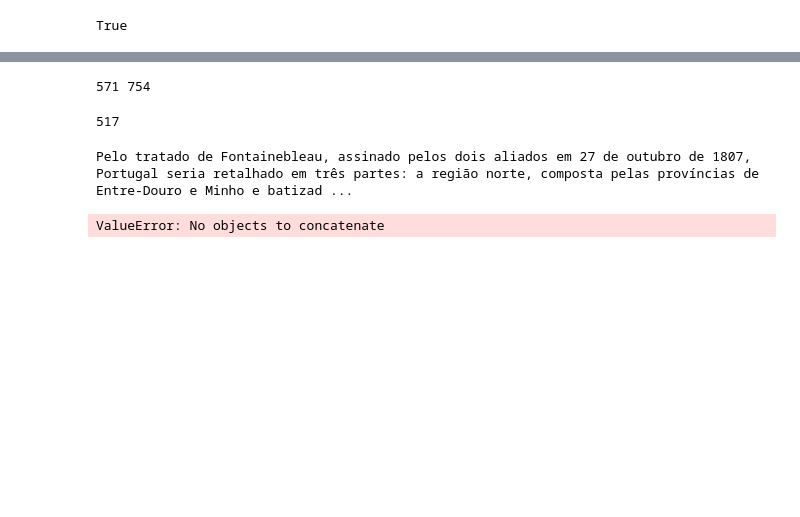
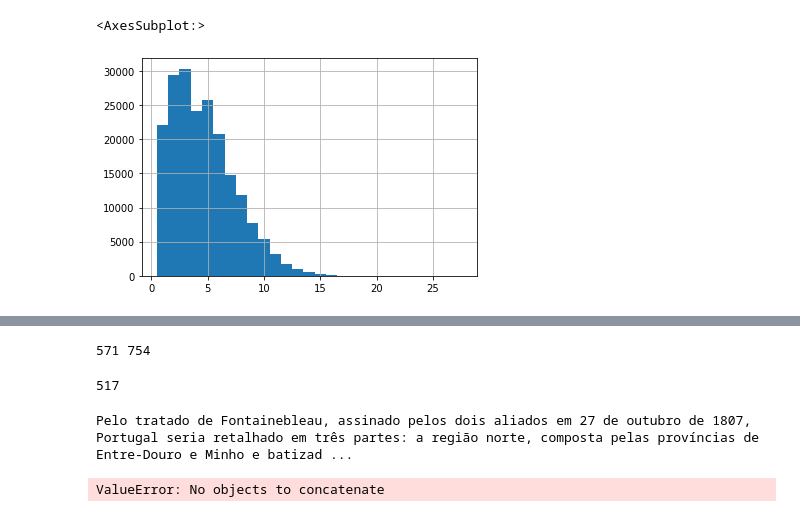
Before and after one commit to LucSan10/DeepPhonemizer-main, a Jupyter notebook: run_training.ipynb, the cells around one changed output, grey strips where cells are left out. Cells and saved outputs as stored; diff of their text form; code cells hidden in the pictures; blank space fills up the shorter version.

```diff
--- a/run_training.ipynb
+++ b/run_training.ipynb
@@ -8,7 +7,3 @@ import torch
-# %%
-torch.cuda.is_available()
-# %% [output]
-True
 # %%
 allFiles = glob.glob("dp/notebooks/lexicons/*")
 allFiles.sort()
@@ -25,3 +20,11 @@ for f in allFiles:
 df = pd.concat(allDF, ignore_index=True)
 df.insert(0, 'lang', 'pt_br')
 df['phoneme'] = df['phoneme'].str.strip()
+# %%
+#tamanho de cada palavra
+wordLen = df['grapheme'].apply(lambda x: [len(w) for w in x.split()])
+data = pd.DataFrame( {'column':np.concatenate(wordLen.values)} )['column']
+data.hist(bins=[i+0.5 for i in range(data.max()+1)])
+# %% [output]
+<AxesSubplot:>
+[figure, added]
```
Also changed, not shown: parts of 9 cells of this notebook, 21 other files.
